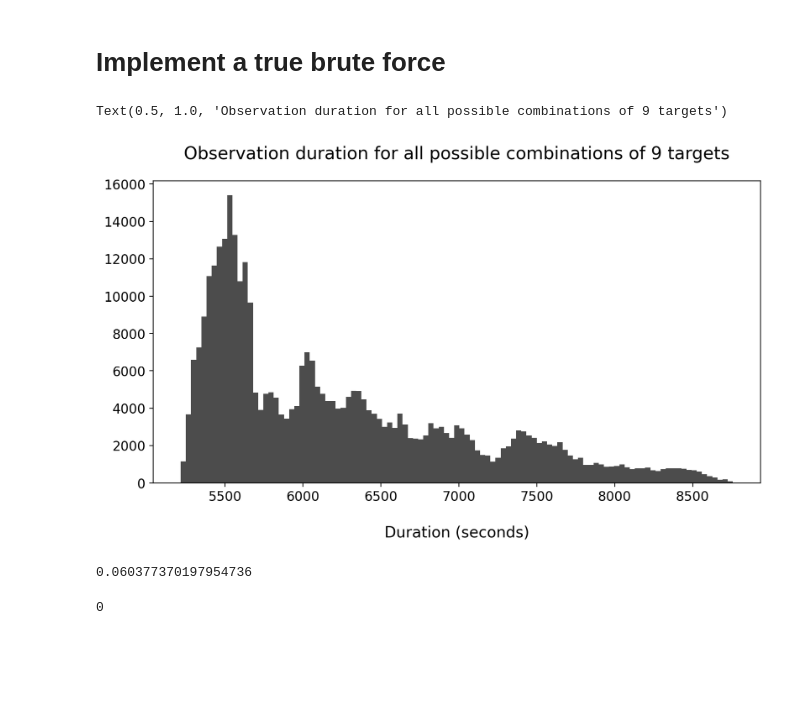
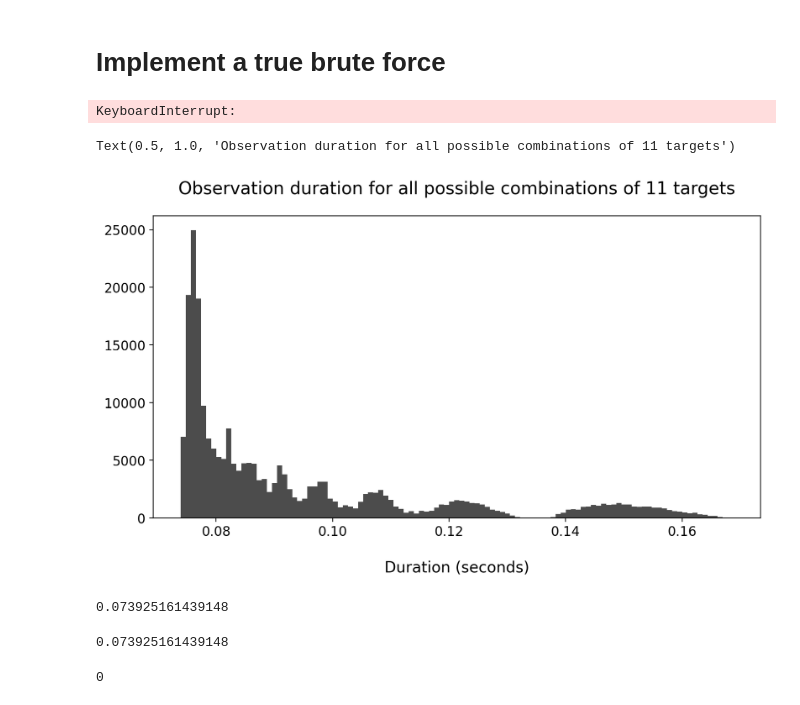
Before and after one commit to kjnapier/roboqueue, a Jupyter notebook: notebooks/brute-force.ipynb, the cells around one changed output. Drawn from its saved outputs; the diff is of its cells as text; code cells hidden in the pictures; blank space fills up the shorter version.

```diff
--- a/notebooks/brute-force.ipynb
+++ b/notebooks/brute-force.ipynb
@@ -23,8 +23,8 @@ star_positions = [( 24.42813204, -57.23666007),
                   ( 95.98787763, -52.69571799),
                   (101.28854105, -16.71314306),
                   (114.82724194,   5.22750767),
-                  #(186.64975585, -63.09905586),
-                  #(210.95601898, -60.3729784 ),
+                  (186.64975585, -63.09905586),
+                  (210.95601898, -60.3729784 ),
                   (219.92041034, -60.83514707)]
 
 # convert to radians
@@ -66,16 +66,22 @@ for combo in combos:
         fastest_epochs = obs_epochs
 
     durations.append(duration)
+# %% [output]
+KeyboardInterrupt:
 # %%
 fig, ax = plt.subplots(figsize=(10, 5))
-_ = ax.hist(durations, bins='auto', color='k', alpha=0.7)
+_ = ax.hist(np.array(durations) / 86400, bins='auto', color='k', alpha=0.7)
 ax.set_xlabel('Duration (seconds)', fontsize=14, labelpad=20)
 ax.tick_params(axis='both', which='major', labelsize=12)
 
 ax.set_title(f'Observation duration for all possible combinations of {len(targets.targets)} targets', fontsize=16, pad=20)
 # %% [output]
-Text(0.5, 1.0, 'Observation duration for all possible combinations of 9 targets')
+Text(0.5, 1.0, 'Observation duration for all possible combinations of 11 targets')
-[figure, old version]
+[figure, new version]
+# %%
+np.min(durations) / 86400
+# %% [output]
+0.073925161439148
 # %%
 from roboqueue.airmass import calculate_airmass
 from roboqueue.altaz import calc_altaz
@@ -84,7 +90,7 @@ times = np.linspace(t0, t0 + fastest_time/86400, 1000)
 # %%
 fastest_time/86400
 # %% [output]
-0.060377370197954736
+0.073925161439148
 # %%
 airmasses = {idx: [] for idx in range(len(fastest_combo))}
 
```
Also changed, not shown: 9 other files.
